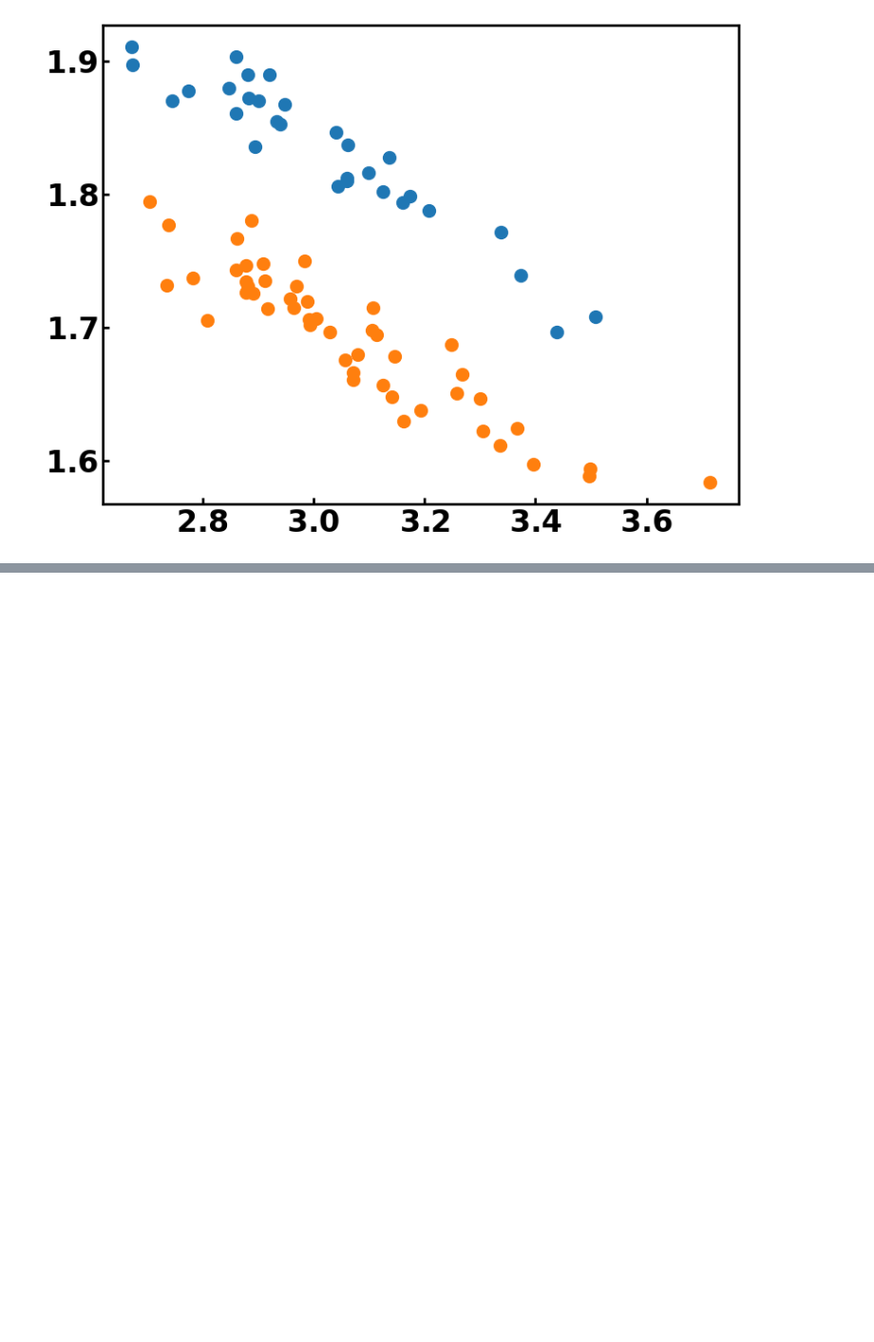
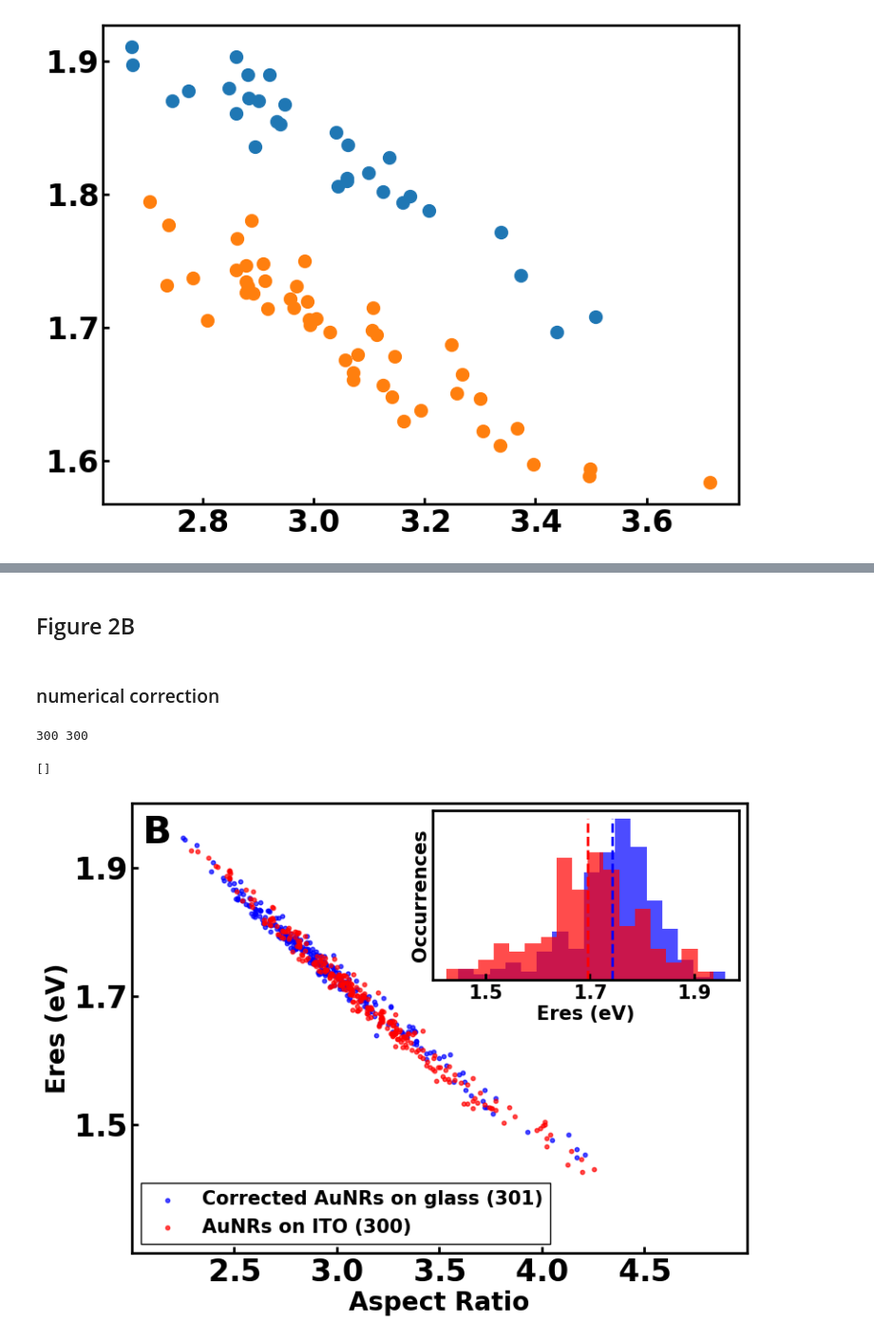
Before and after one commit to SWAN88/AuNR_DA, a Jupyter notebook: 051324_AuNR_DA_figures.ipynb, the cells around one changed output, grey strips where cells are left out. Shown at 95% size. Drawn from its saved outputs; the diff is of its cells as text; code cells hidden in the pictures; blank space fills up the shorter version.

```diff
--- a/051324_AuNR_DA_figures.ipynb
+++ b/051324_AuNR_DA_figures.ipynb
@@ -276,0 +332,4 @@ plt.legend()
+# %% [markdown]
+## Figure 2B
+# %% [markdown]
+### numerical correction
@@ -276,0 +359,72 @@ plt.legend()
+# %%
+dnsub_IG = 1.975 - 1.52
+dEres_IG_list = []
+dLinewidth_IG_list = []
+for idx in range(glass_sample.shape[0]):
+    dEres_IG, dLinewidth_IG = calc_dif(idx, ito_data, glass_sample)
+    if (dEres_IG.shape == (1,)) and (dLinewidth_IG.shape == (1,)):
+        dEres_IG_list.append(dEres_IG.values)
+        dLinewidth_IG_list.append(dLinewidth_IG.values)
+
+print(len(dEres_IG_list), len(dLinewidth_IG_list))
+# %% [output]
+300 300
+# %%
+dEres_IG_mean = calculate_mean(dEres_IG_list)
+dLinewidth_IG_mean = calculate_mean(dLinewidth_IG_list)
+C = dEres_IG_mean / dnsub_IG
+# D = dLinewidth_IG_mean / dnsub_IG
+# print(C, D)
+
+tio2_nsub = 2.358
+al2o3_nsub = 1.762
+glass_nsub = 1.52
+ito_nsub = 1.975
+
+ito_Eres = C*(ito_nsub - glass_nsub) + glass_sample['eres']
+# ito_Linewidth = D*(ito_nsub - glass_nsub) + glass_aranged_data['linewidth']
+
+# tio2_Eres = C*(tio2_nsub - glass_nsub) + glass_aranged_data['eres']
+# tio2_Linewidth = D*(tio2_nsub - glass_nsub) + glass_aranged_data['linewidth']
+
+# al2o3_Eres = C*(al2o3_nsub - glass_nsub) + glass_aranged_data['eres']
+# al2o3_Linewidth = D*(al2o3_nsub - glass_nsub) + glass_aranged_data['linewidth']
+# %%
+fig, ax_main = plt.subplots()
+
+ax_main.scatter(glass_sample['ratio'], ito_Eres, s=10, c='b', alpha=0.7, label=f'Corrected AuNRs on glass ({glass_sample.shape[0]})')
+ax_main.scatter(ito_sample['ratio'], ito_sample['eres'], s=10, c='r', alpha=0.7, label=f'AuNRs on ITO ({ito_sample.shape[0]})')
+ax_main.set_xlabel('Aspect Ratio')
+ax_main.set_ylabel('Eres (eV)')
+
+ax_main.set_xticks([2.5, 3.0, 3.5, 4.0, 4.5])
+ax_main.set_yticks([1.5, 1.7, 1.9])
+ax_main.set_xlim(2.0, 5.0)
+ax_main.set_ylim(1.3, 2.0)
+ax_main.legend(loc='lower left', fontsize=15)
+ax_main.text(0.01, 0.95, 'B', ha='left', va='top', transform=ax.transAxes, fontsize=30)
+
+# Create inset figure
+ax_inset = fig.add_axes([0.55, 0.64, 0.42, 0.31])  # Position inset at upper right
+
+binwidth = 0.03
+target1 = ito_Eres
+mean1 = calculate_mean(target1)
+n1, bins1, patches1 = ax_inset.hist(target1, bins=np.arange(min(target1), max(target1) + binwidth, binwidth), color='blue', alpha=0.7)
+
+target2 = ito_sample['eres']
+mean2 = target2.mean()
+n2, bins2, patches2 =ax_inset.hist(target2, bins=np.arange(min(target2), max(target2) + binwidth, binwidth), color='red', alpha=0.7)
+
+max_count = max(max(n1), max(n2))
+ax_inset.vlines(mean1, 0, max_count, color='b', ls='--', lw=2)
+ax_inset.vlines(mean2, 0, max_count, color='r', ls='--', lw=2)
+
+ax_inset.set_xlabel('Eres (eV)', fontsize=15)
+ax_inset.set_ylabel('Occurrences', fontsize=15)
+ax_inset.tick_params(axis='both', which='major', labelsize=15)
+ax_inset.set_xticks([1.5, 1.7, 1.9])
+ax_inset.set_yticks([])
+# %% [output]
+[]
+[figure, added]
```
Also changed, not shown: parts of 14 cells of this notebook.
